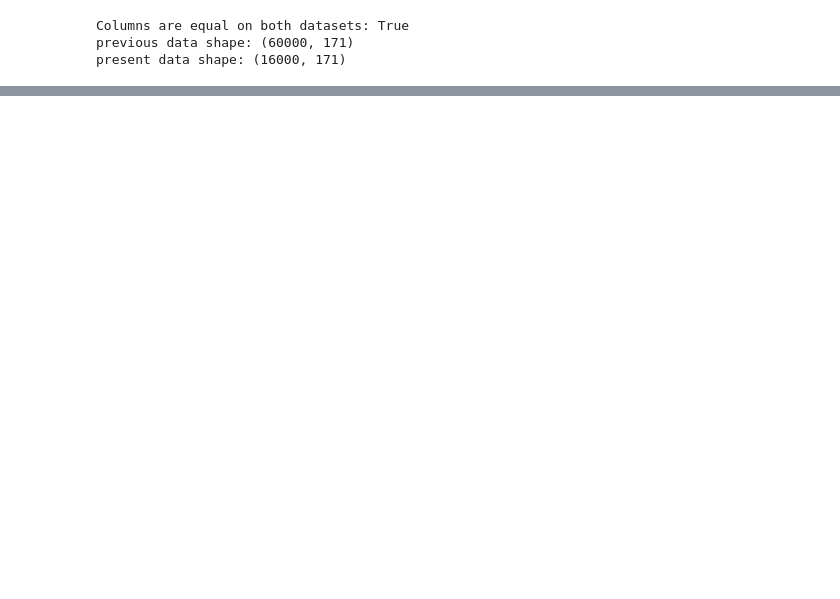
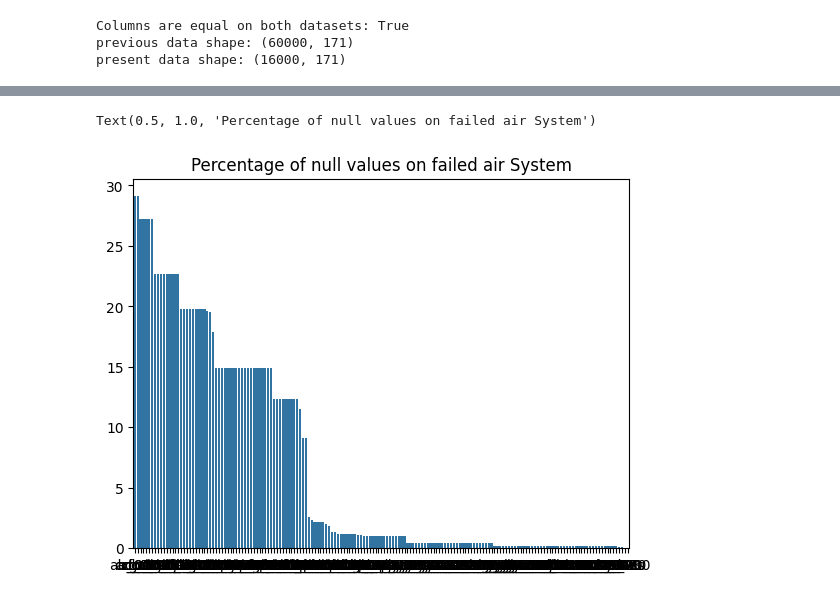
Before and after one commit to pedrobortolon/truck-air-system-failure-analysis, a Jupyter notebook: truck_company_analysis.ipynb, the cells around one changed output, grey strips where cells are left out. Saved outputs shown, nothing was run; the diff lists cells and outputs as text; code cells hidden in the pictures; blank space fills up the shorter version.

```diff
--- a/truck_company_analysis.ipynb
+++ b/truck_company_analysis.ipynb
@@ -47,0 +88,8 @@ Present percentage of air failures: 2.34375%
+# %%
+#### get percentage of null values where class = pos on present dataframe
+percentage_of_na_values_present = present[present["class"] == 1].isna().sum().sort_values(ascending=False)/10
+fig = sns.barplot(data=percentage_of_na_values_present)
+fig.set_title("Percentage of null values on failed air System")
+# %% [output]
+Text(0.5, 1.0, 'Percentage of null values on failed air System')
+[figure, added]
```
Also changed, not shown: parts of 56 cells of this notebook, 10 other files.
